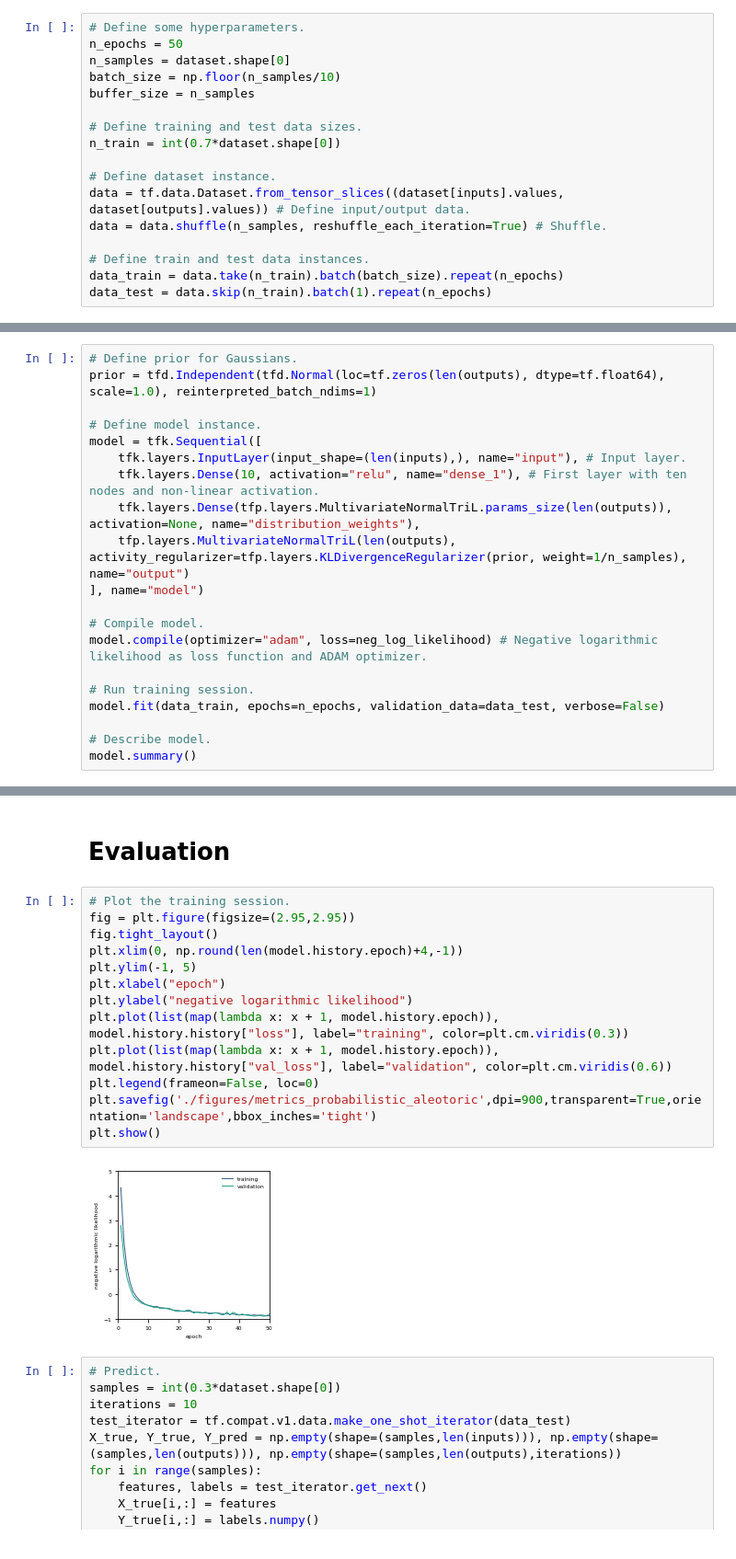
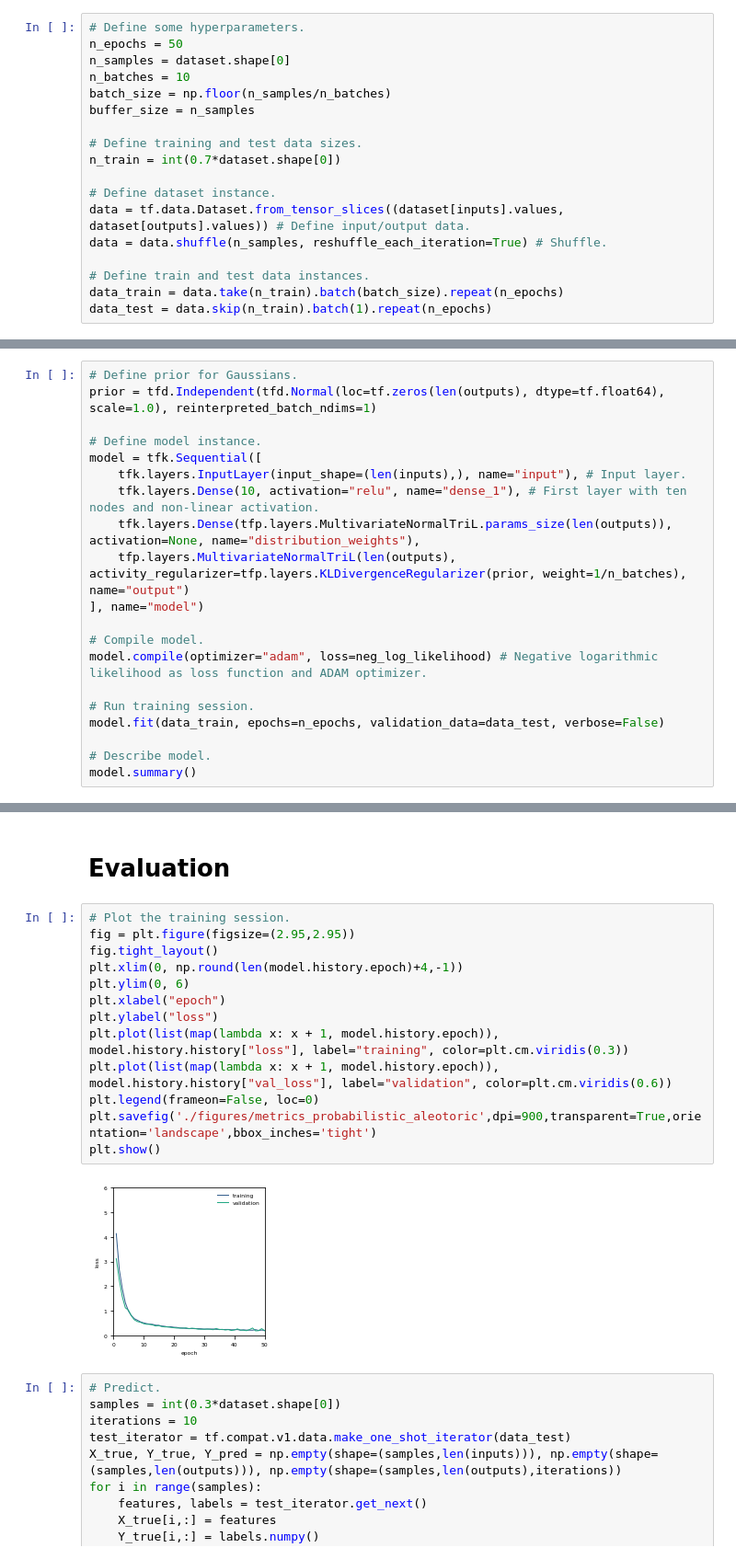
Before and after one commit to gtancev/Chemical-Sensor-Data, a Jupyter notebook: NN_tf_keras/main_probabilistic.ipynb, the cells around one changed output, grey strips where cells are left out. Shown: that part at 92% size. Saved outputs shown, nothing was run; the diff lists cells and outputs as text.

```diff
--- a/NN_tf_keras/main_probabilistic.ipynb
+++ b/NN_tf_keras/main_probabilistic.ipynb
@@ -78,7 +78,8 @@ First, a data pipline is to be defined.
 # Define some hyperparameters.
 n_epochs = 50
 n_samples = dataset.shape[0]
-batch_size = np.floor(n_samples/10)
+n_batches = 10
+batch_size = np.floor(n_samples/n_batches)
 buffer_size = n_samples
 
 # Define training and test data sizes.
@@ -103,7 +104,7 @@ model = tfk.Sequential([
     tfk.layers.InputLayer(input_shape=(len(inputs),), name="input"), # Input layer.
     tfk.layers.Dense(10, activation="relu", name="dense_1"), # First layer with ten nodes and non-linear activation.
     tfk.layers.Dense(tfp.layers.MultivariateNormalTriL.params_size(len(outputs)), activation=None, name="distribution_weights"),
-    tfp.layers.MultivariateNormalTriL(len(outputs), activity_regularizer=tfp.layers.KLDivergenceRegularizer(prior, weight=1/n_samples), name="output")
+    tfp.layers.MultivariateNormalTriL(len(outputs), activity_regularizer=tfp.layers.KLDivergenceRegularizer(prior, weight=1/n_batches), name="output")
 ], name="model")
 
 # Compile model.
@@ -137,18 +138,18 @@ _________________________________________________________________
 # %%
 # Plot the training session.
 fig = plt.figure(figsize=(2.95,2.95))
 fig.tight_layout()
 plt.xlim(0, np.round(len(model.history.epoch)+4,-1))
-plt.ylim(-1, 5)
+plt.ylim(0, 6)
 plt.xlabel("epoch")
-plt.ylabel("negative logarithmic likelihood")
+plt.ylabel("loss")
 plt.plot(list(map(lambda x: x + 1, model.history.epoch)), model.history.history["loss"], label="training", color=plt.cm.viridis(0.3))
 plt.plot(list(map(lambda x: x + 1, model.history.epoch)), model.history.history["val_loss"], label="validation", color=plt.cm.viridis(0.6))
 plt.legend(frameon=False, loc=0)
 plt.savefig('./figures/metrics_probabilistic_aleotoric',dpi=900,transparent=True,orientation='landscape',bbox_inches='tight')
 plt.show()
 # %% [output]
-[figure, old version]
+[figure, new version]
 # %%
 # Predict.
 samples = int(0.3*dataset.shape[0])
```
Also changed, not shown: parts of 1 cell of this notebook.
